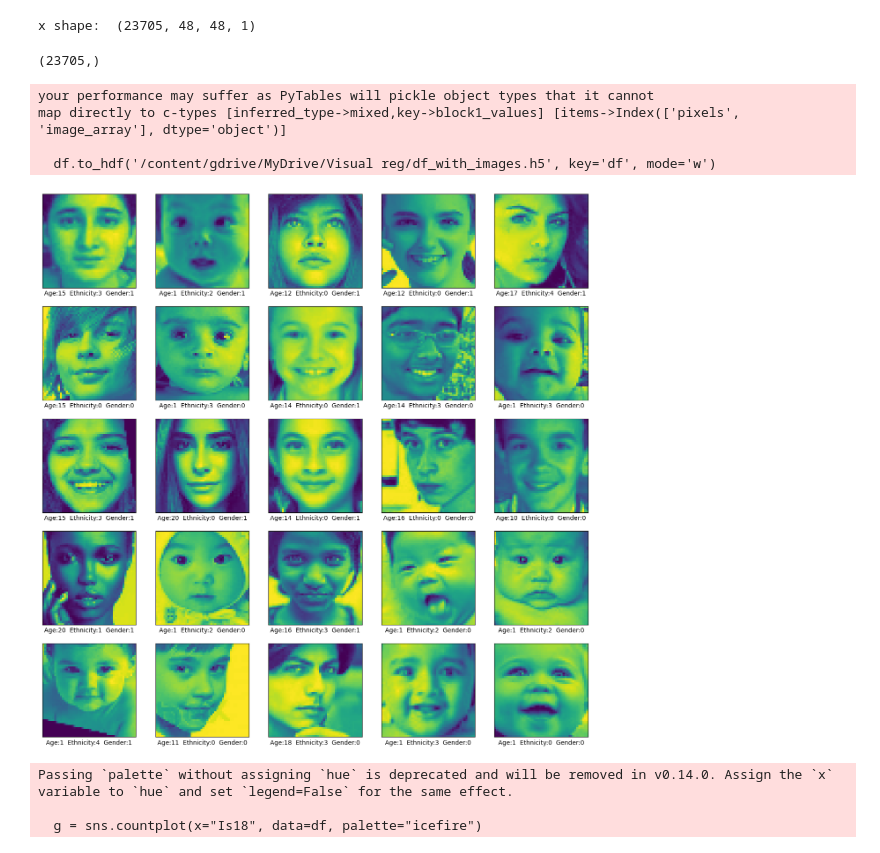
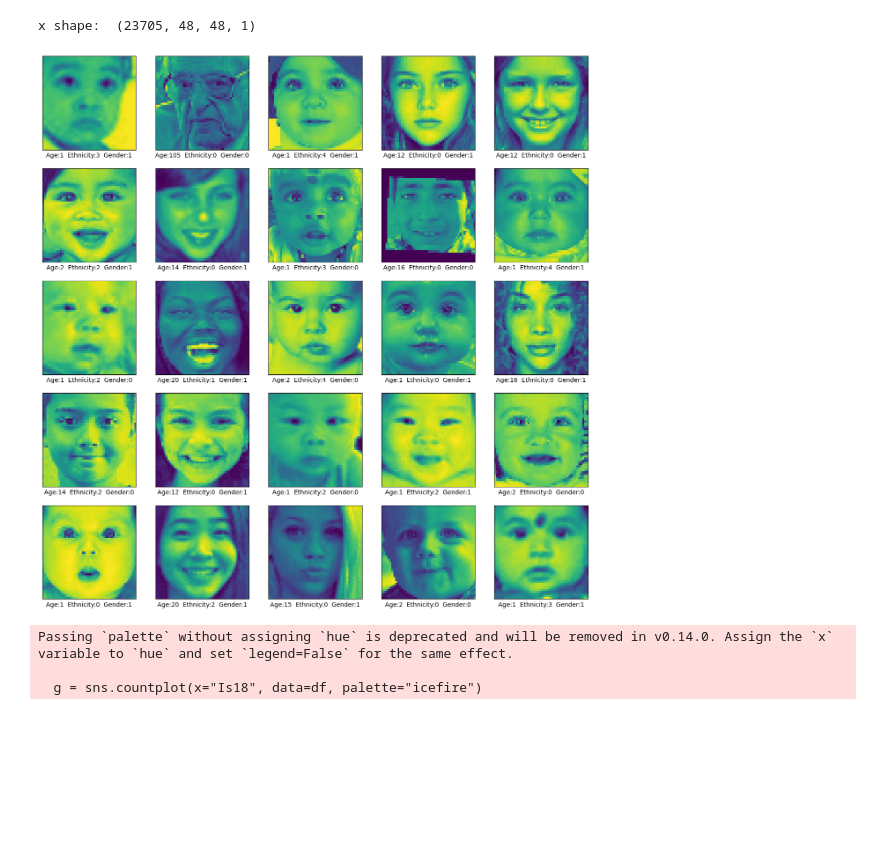
Before and after one commit to mortgad/DLVR, a Jupyter notebook: Project.ipynb, the cells around one changed output. Saved outputs shown, nothing was run; the diff lists cells and outputs as text; code cells hidden in the pictures; blank space fills up the shorter version.

```diff
--- a/Project.ipynb
+++ b/Project.ipynb
@@ -114,46 +114,28 @@ x = np.reshape(x, (-1, 48, 48,1))  # Reshape into image format)
 print("x shape: ",x.shape)
 # %% [output]
 x shape:  (23705, 48, 48, 1)
-# %%
-# Append the data back to the orignal data.
-df['image_array'] = list(x)
-# %%
-df['image_array'].shape
-# %% [output]
-(23705,)
-# %%
-# Save the DataFrame to Google Drive using HDF5 format
-df.to_hdf('/content/gdrive/MyDrive/Visual reg/df_with_images.h5', key='df', mode='w')
-# %% [output]
-your performance may suffer as PyTables will pickle object types that it cannot
-map directly to c-types [inferred_type->mixed,key->block1_values] [items->Index(['pixels', 'image_array'], dtype='object')]
-
-  df.to_hdf('/content/gdrive/MyDrive/Visual reg/df_with_images.h5', key='df', mode='w')
-# %%
-# Load the DataFrame back from Google Drive
-df = pd.read_hdf('/content/gdrive/MyDrive/Visual reg/df_with_images.h5', key='df')
 # %%
 import matplotlib.pyplot as plt
 import numpy as np
 
 # Assuming you have the DataFrame df with image arrays in the column 'image_array'
 plt.figure(figsize=(16, 16))
 
 # Generate 25 random indices for image selection
 for i,a in zip(np.random.randint(0, 3434, 25),range(1,26)):
     plt.subplot(5,5,a)
     plt.xticks([])
     plt.yticks([])
     plt.grid(False)
-    plt.imshow(df['image_array'][i])
+    plt.imshow(x[i])
     plt.xlabel(
         "Age:"+str(df['age'].iloc[i])+
         "  Ethnicity:"+str(df['ethnicity'].iloc[i])+
         "  Gender:"+ str(df['gender'].iloc[i])
     )
 plt.show()
 # %% [output]
-[figure, old version]
+[figure, new version]
 # %%
 # Then i want the data to have a extra collumn which is whether or not the person
 # is above or below 18 years of age.
```
Also changed, not shown: parts of 6 cells of this notebook.
